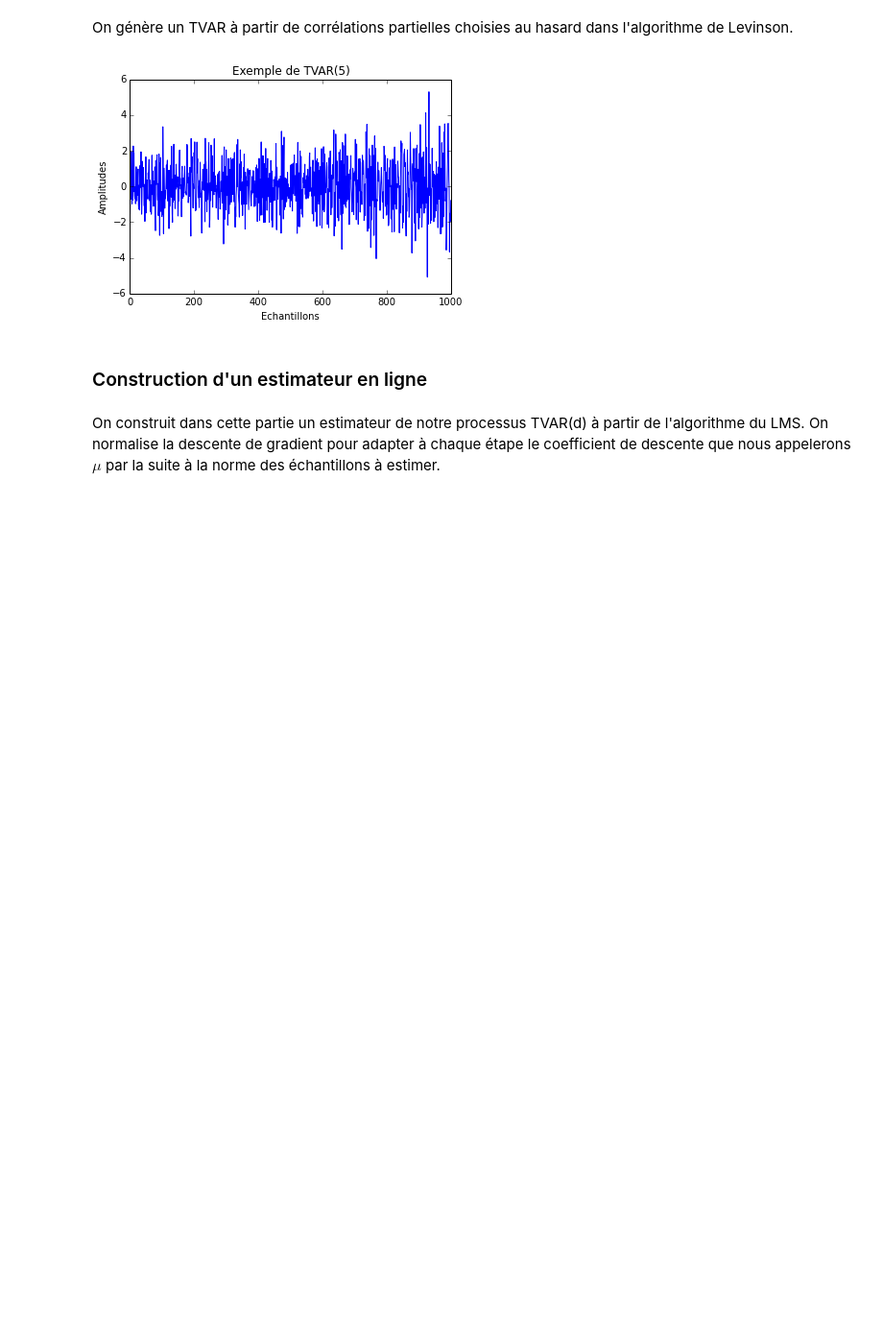
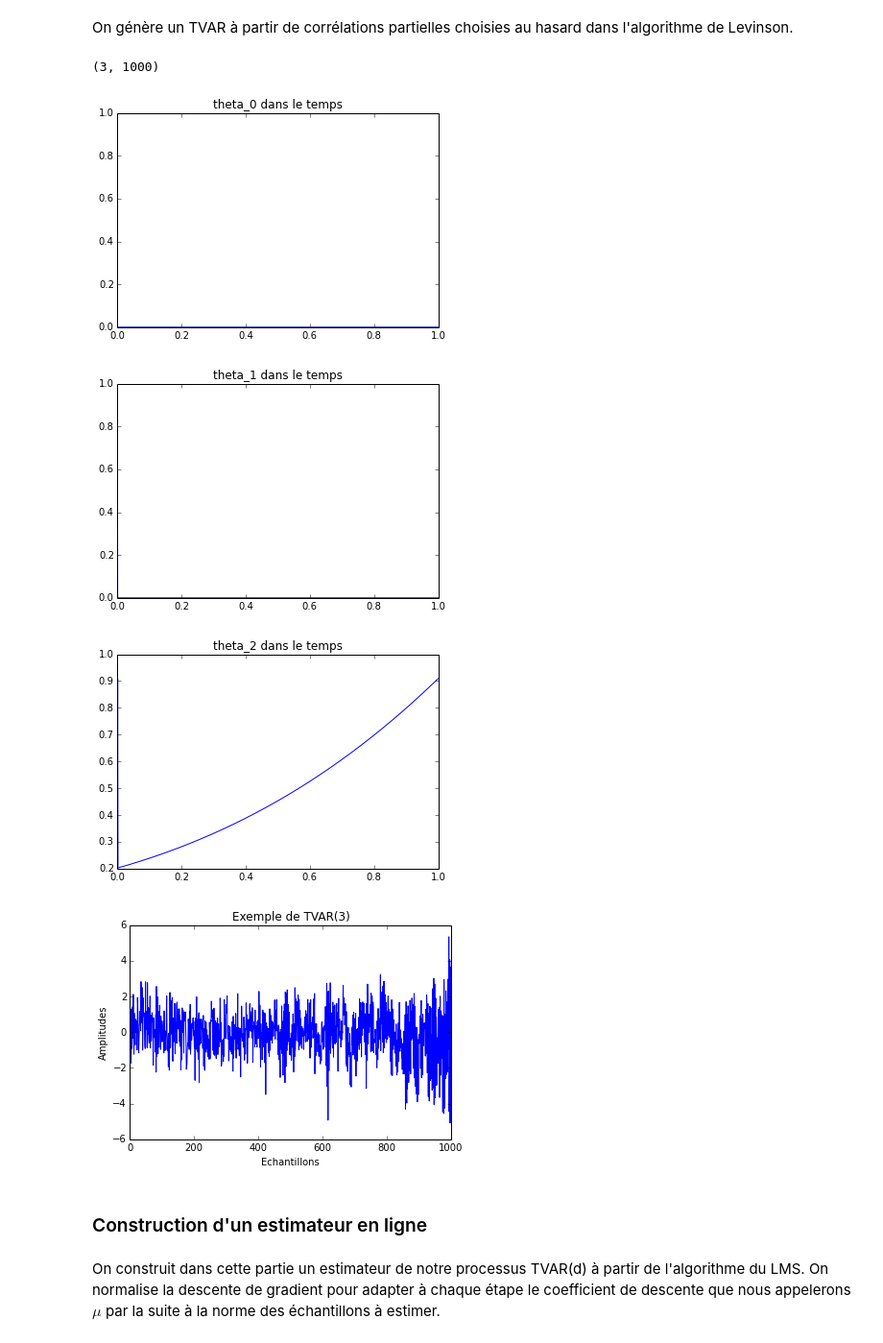
Before and after one commit to jngod2011/TVAR_Prediction, a Jupyter notebook: TVAR_d.ipynb, the cells around one changed output. Shown at 96% size. Drawn from its saved outputs; the diff is of its cells as text; code cells hidden in the pictures; blank space fills up the shorter version.

Commit message:
Erreurs de prédictions sur le rapport et affichage des thetas sur le notebook

```diff
--- a/TVAR_d.ipynb
+++ b/TVAR_d.ipynb
@@ -55,6 +55,7 @@ def generation_TVAR(d, T, epsilon, ordre = 5):
 
     for t in np.arange(T):
         for k in np.arange(d):
+            theta[k,k] = kappa[k,t]
             theta_inter[k,k] = kappa[k,t]
         for p in np.arange(1, d):
             for k in np.arange(0, p-1):
@@ -65,19 +66,33 @@ def generation_TVAR(d, T, epsilon, ordre = 5):
 
     return X, X[T:], theta
 # %%
-d = 5
+d = 3
 T = int(1e3)
 epsilon = np.random.randn(2*T)
 ordre = 4
 X_tot, X, theta = generation_TVAR(d, T, epsilon, ordre)
-
-plt.plot(X)
-plt.xlabel("Echantillons")
-plt.ylabel("Amplitudes")
-plt.title("Exemple de TVAR({})".format(d))
-plt.show()
-# %% [output]
-[figure, removed]
+# %%
+print(theta.shape)
+
+u = np.arange(T, dtype='double') / T
+
+for k in np.arange(d):
+    plt.figure()
+    plt.plot(u, theta[k,:].T)
+    plt.title("theta_{} dans le temps".format(k))
+
+plt.figure()
+plt.plot(X)
+plt.xlabel("Echantillons")
+plt.ylabel("Amplitudes")
+plt.title("Exemple de TVAR({})".format(d))
+plt.show()
+# %% [output]
+(3, 1000)
+[figure, added]
+[figure, added]
+[figure, added]
+[figure, added]
 # %% [markdown]
 ### Construction d'un estimateur en ligne
 # %% [markdown]
```
Also changed, not shown: parts of 1 cell of this notebook, 1 other file.
